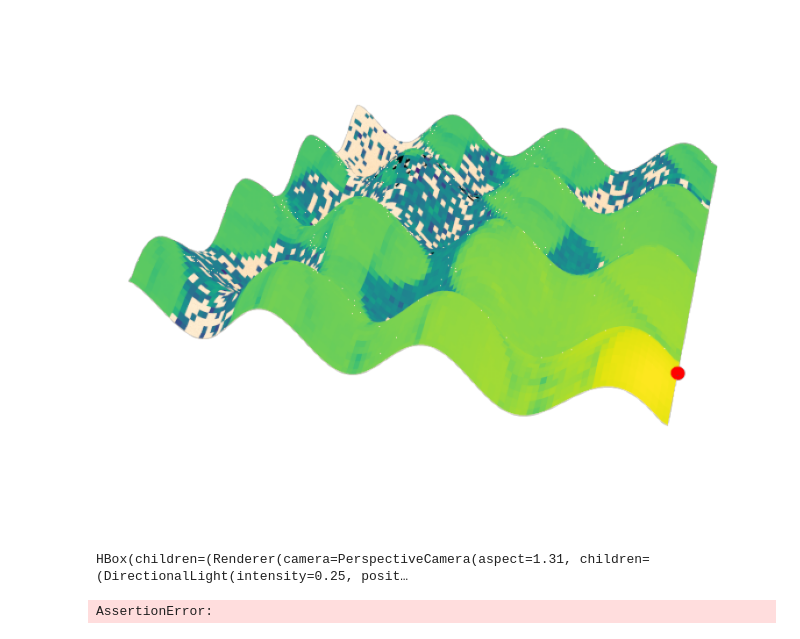
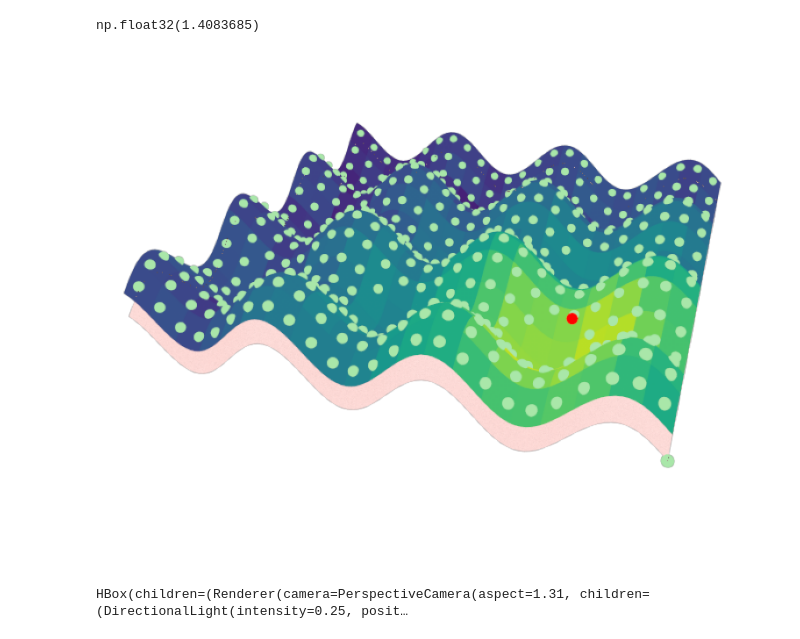
Before and after one commit to Jklein64/sionna-rt, a Jupyter notebook: debug/debug_dem.ipynb, the cells around one changed output. Drawn from its saved outputs; the diff is of its cells as text; code cells hidden in the pictures.

```diff
--- a/debug/debug_dem.ipynb
+++ b/debug/debug_dem.ipynb
@@ -17,13 +49,22 @@ def default_array(num_rows: int = 1, num_cols: int = 1,
+# %%
+sim_params = dict(
+    max_depth = 5,
+    los = True,
+    specular_reflection=True,
+    diffuse_reflection=True,
+    refraction=True
+)
 # %%
 N = 100
 vert_x, vert_y = np.meshgrid(
     np.linspace(0, 10, N),
     np.linspace(0, 10, N),
     indexing="xy")
+# elevation = np.zeros_like(vert_x)
+# elevation = np.exp(-((vert_x-5)**2 + (vert_y-5)**2)) / 5
 elevation = (np.sin(2 * vert_x) + np.sin(2 * vert_y)) / 2 / 10
-mesh = rt.utils.geometry.triangulate_elevation(mi.TensorXf(elevation))
+mesh = rt.utils.geometry.triangulate_elevation(mi.TensorXf(elevation), center=[0, 0, 0], size=[1, 1])
 vertices = dr.reshape(mi.Point3f, mesh.vertex_positions_buffer(), (3, -1))
-
 
 # Create scene
 props = mi.Properties()
@@ -49,7 +90,7 @@ mi_mesh = mi.Mesh(name="terrain",
                   props=props)
 mesh_params = mi.traverse(mesh)
 mi_mesh_params = mi.traverse(mi_mesh)
-mi_mesh_params["vertex_positions"] = mesh_params["vertex_positions"]
+mi_mesh_params["vertex_positions"] = dr.ravel(vertices)
 mi_mesh_params["faces"] = mesh_params["faces"]
 mi_mesh_params.update()
 scene = rt.Scene(mi.load_dict({
@@ -60,9 +101,9 @@ scene = rt.Scene(mi.load_dict({
 scene.tx_array = default_array()
 scene.rx_array = default_array(polarization="VH")
 tx = rt.Transmitter(name="tx",
-                 position=mi.Point3f(0, 0, 0.1),
-                 orientation=mi.Point3f(0,0,0),
-                 power_dbm=100)
+                #  position=mi.Point3f(0, 0, 0.1),
+                 position=mi.Point3f(.2, .2, 0.1),
+                 orientation=mi.Point3f(0,0,0))
 tx.display_radius = 0.01
 scene.add(tx)
 # %%
@@ -95,0 +162,18 @@ Text(0.5, 1.0, 'norm')
+# %%
+# Add receivers at the cell centers
+for i, pos in enumerate(rm.cell_centers.numpy().reshape(-1, 3)):
+    scene.remove(f"rx-{i}")
+    scene.add(rt.Receiver(name=f"rx-{i}",
+                        position=pos,
+                        display_radius=0.01,
+                        orientation=mi.Point3f(0, 0, 0)))
+
+# Compute radio map using the path solver
+scene.remove("triangulated_elevation")
+solver = rt.PathSolver()
+paths = solver(scene,
+                samples_per_src = 10000,
+                max_num_paths_per_src=int(1e8),
+                **sim_params)
+a = paths_to_coverage_map(paths, is_mesh=True)[0]
+a = np.reshape(a, rm.cell_centers.numpy().shape[:2])
@@ -96,10 +236,25 @@ Text(0.5, 1.0, 'norm')
+# %%
+m = rm.measurement_surface
+faces = np.array(m.faces_buffer()).reshape(-1, 3)
+vertices = np.array(m.vertex_positions_buffer()).reshape(-1, 3)
+tris = vertices[faces]
+v0 = tris[:, 0, :]
+v1 = tris[:, 1, :]
+v2 = tris[:, 2, :]
+area = 0
+for i in range(tris.shape[0]):
+    area += 1/2 * np.linalg.norm(np.cross(v1[i]-v0[i], v2[i]-v0[i]))
+area
+# %% [output]
+np.float32(1.4083685)
 # %%
 # cam = rt.Camera(position=[-15, 10, 5], look_at=[5, 5, 2])
 cam = rt.Camera(position=[-1, 0, 0.8], look_at=[0.3, 0.5, 0])
-rm.resample([0.01, 0.01])
+# cam = rt.Camera(position=[-1, 1, 1.5], look_at=[0.4, 0.5, 0.1])
+rm.resample([0.05, 0.05])
 scene.render(camera=cam, show_devices=True, radio_map=rm);
 # scene.preview(show_devices=True, radio_map=rm);
 # scene.preview(show_devices=True);
 # %% [output]
-[figure, old version]
+[figure, new version]
 # %%
@@ -106,7 +263,3 @@ scene.render(camera=cam, show_devices=True, radio_map=rm);
 scene.preview(show_devices=True, radio_map=rm);
 # %% [output]
 HBox(children=(Renderer(camera=PerspectiveCamera(aspect=1.31, children=(DirectionalLight(intensity=0.25, posit…
-# %%
-assert False
-# %% [output]
-AssertionError:
```
Also changed, not shown: parts of 17 cells of this notebook.
